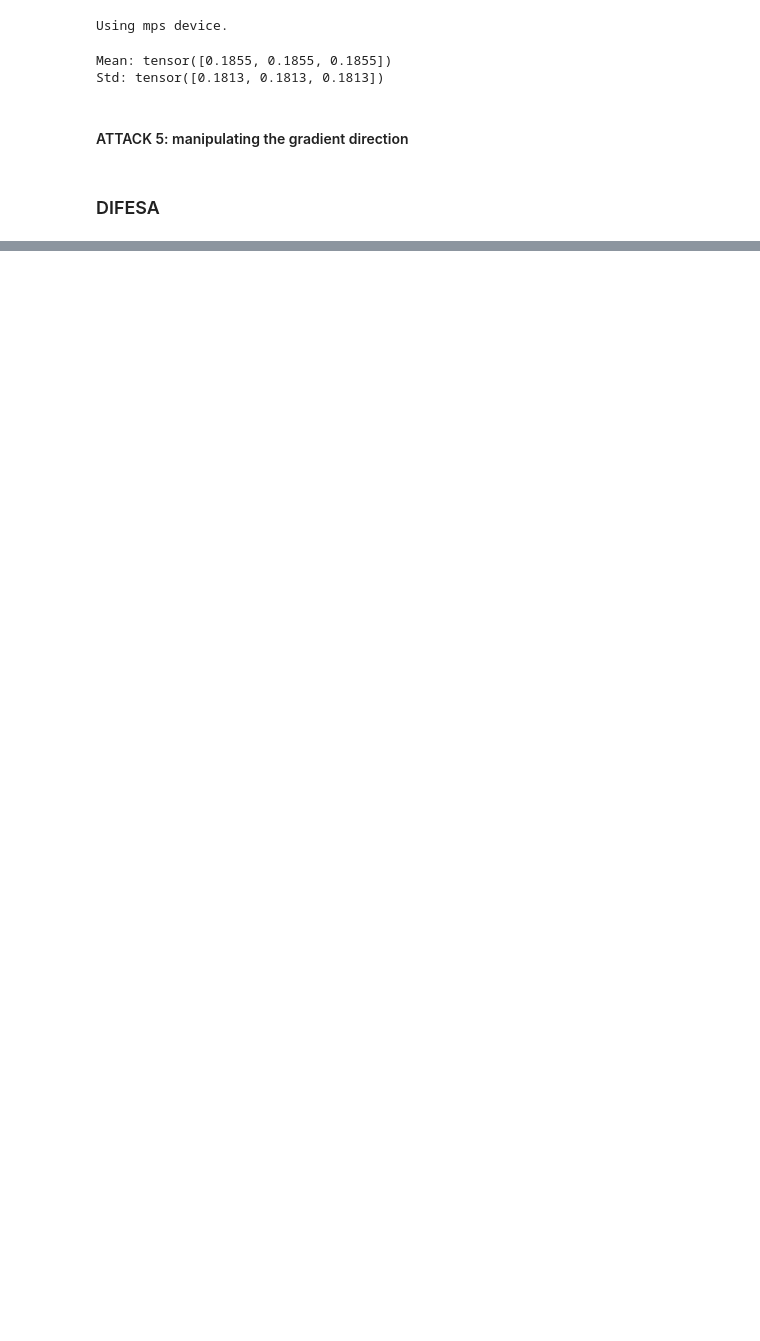
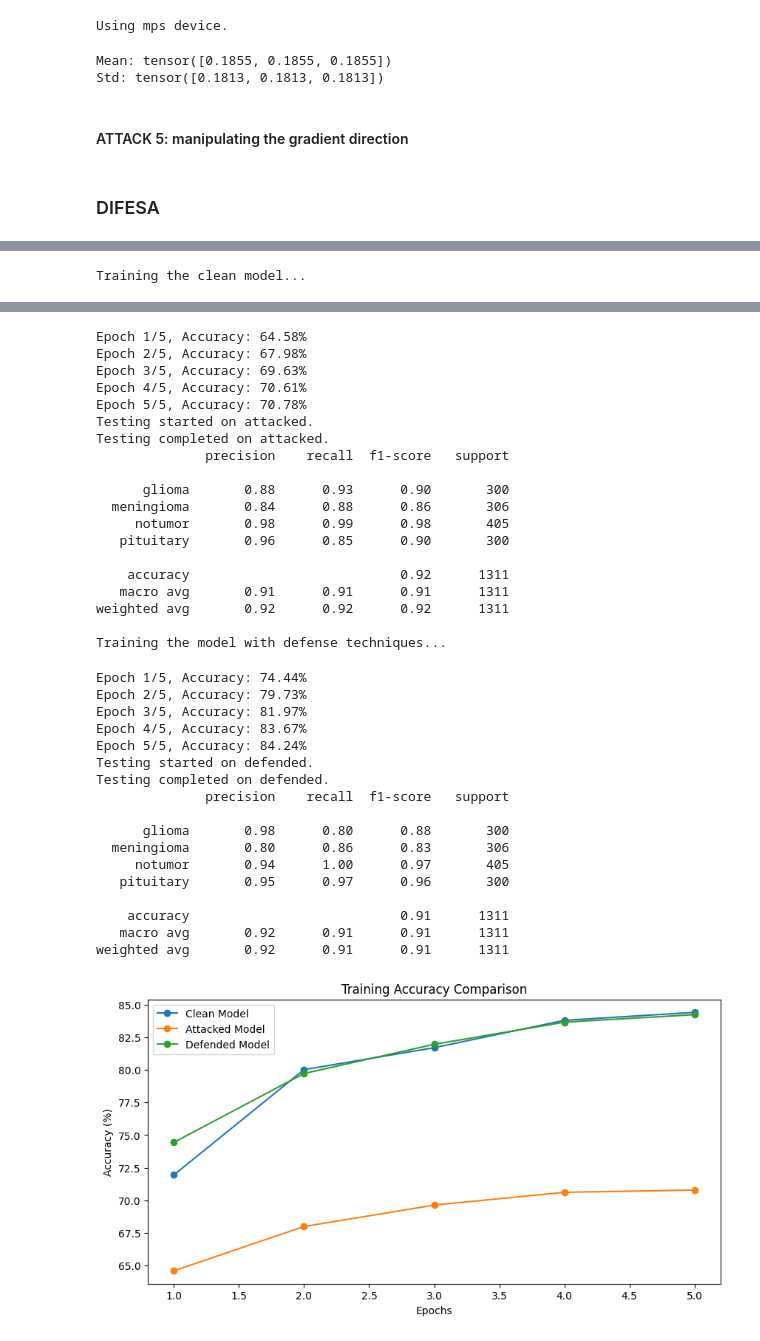
Before and after one commit to marcosolime/break-fix, a Jupyter notebook: GradientAttack.ipynb, the cells around one changed output, grey strips where cells are left out. Saved outputs shown, nothing was run; the diff lists cells and outputs as text; code cells hidden in the pictures; blank space fills up the shorter version.

```diff
--- a/GradientAttack.ipynb
+++ b/GradientAttack.ipynb
@@ -203,0 +132,39 @@ weighted avg       0.92      0.91      0.91      1311
+# %%
+print("Training the clean model...")
+clean_model = utils_a.CNN(num_classes=4).to(device)
+state_dict = torch.load('weights/cnn_10epochs.pth', map_location=device, weights_only=True)
+clean_model.load_state_dict(state_dict)
+clean_optimizer = optim.Adam(clean_model.parameters(), lr=0.0001, weight_decay=1e-5)
+clean_accuracies = train_and_evaluate(clean_model, clean_optimizer, train_loader, test_loader, "clean", num_epochs)
+
+print("Training the model attacked with DrunkOptimizer...")
+attacked_model = utils_a.CNN(num_classes=4).to(device)
+attacked_model.load_state_dict(state_dict)
+base_optimizer = optim.Adam(attacked_model.parameters(), lr=0.0001, weight_decay=1e-5)
+drunk_optimizer = DrunkOptimizer(
+    attacked_model.parameters(),
+    base_optimizer=base_optimizer,
+    scale_strength=0.7,  # Potenziato
+    perturb_strength=0.7,  # Potenziato
+    attack_type='combined'
+)
+attacked_accuracies = train_and_evaluate(attacked_model, drunk_optimizer, train_loader, test_loader, "attacked", num_epochs)
+
+print("Training the model with defense techniques...")
+defended_model = utils_a.CNN(num_classes=4).to(device)
+defended_model.load_state_dict(state_dict)
+defense_optimizer = optim.Adam(defended_model.parameters(), lr=0.0001, weight_decay=1e-5)
+defended_accuracies = train_and_evaluate(defended_model, defense_optimizer, train_loader, test_loader, "defended", num_epochs, adv_training=True)
+
+# Plotting all accuracies together
+plt.figure(figsize=(10, 5))
+plt.plot(range(1, num_epochs + 1), clean_accuracies, marker='o', label='Clean Model')
+plt.plot(range(1, num_epochs + 1), attacked_accuracies, marker='o', label='Attacked Model')
+plt.plot(range(1, num_epochs + 1), defended_accuracies, marker='o', label='Defended Model')
+plt.title('Training Accuracy Comparison')
+plt.xlabel('Epochs')
+plt.ylabel('Accuracy (%)')
+plt.legend()
+plt.show()
+# %% [output]
+Training the clean model...
@@ -203,0 +190,37 @@ weighted avg       0.92      0.91      0.91      1311
+Epoch 1/5, Accuracy: 64.58%
+Epoch 2/5, Accuracy: 67.98%
+Epoch 3/5, Accuracy: 69.63%
+Epoch 4/5, Accuracy: 70.61%
+Epoch 5/5, Accuracy: 70.78%
+Testing started on attacked.
+Testing completed on attacked.
+              precision    recall  f1-score   support
+
+      glioma       0.88      0.93      0.90       300
+  meningioma       0.84      0.88      0.86       306
+     notumor       0.98      0.99      0.98       405
+   pituitary       0.96      0.85      0.90       300
+
+    accuracy                           0.92      1311
+   macro avg       0.91      0.91      0.91      1311
+weighted avg       0.92      0.92      0.92      1311
+
+Training the model with defense techniques...
+Epoch 1/5, Accuracy: 74.44%
+Epoch 2/5, Accuracy: 79.73%
+Epoch 3/5, Accuracy: 81.97%
+Epoch 4/5, Accuracy: 83.67%
+Epoch 5/5, Accuracy: 84.24%
+Testing started on defended.
+Testing completed on defended.
+              precision    recall  f1-score   support
+
+      glioma       0.98      0.80      0.88       300
+  meningioma       0.80      0.86      0.83       306
+     notumor       0.94      1.00      0.97       405
+   pituitary       0.95      0.97      0.96       300
+
+    accuracy                           0.91      1311
+   macro avg       0.92      0.91      0.91      1311
+weighted avg       0.92      0.91      0.91      1311
+[figure, added]
```
Also changed, not shown: parts of 5 cells of this notebook.
